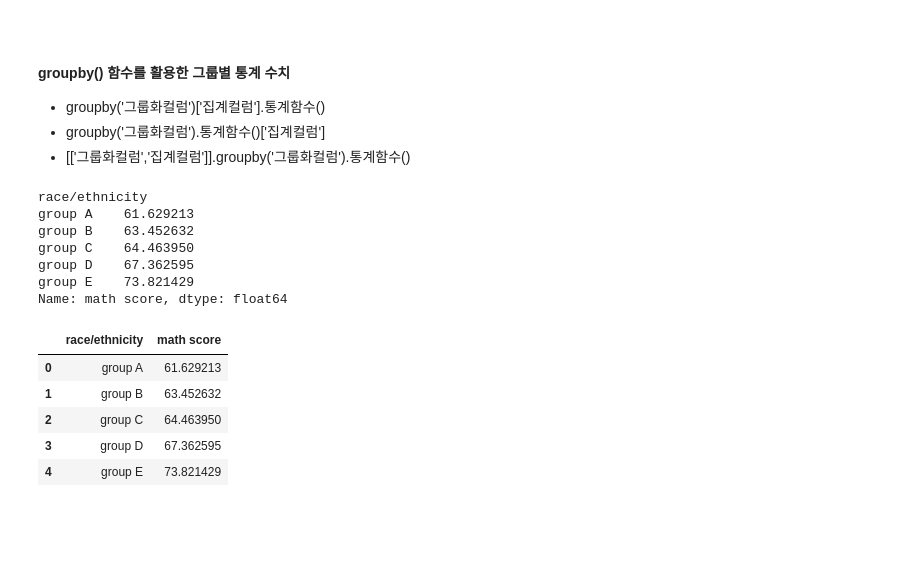
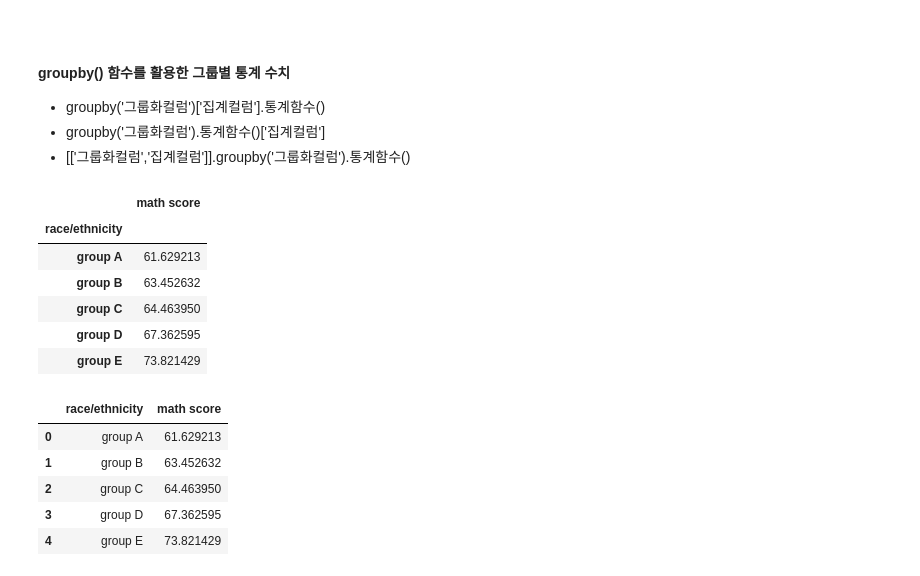
Before and after one commit to dnjsclf145/CDsamsung, a Jupyter notebook: 실습자료/05_데이터 분석 스킬2.ipynb, the cells around one changed output. Saved outputs shown, nothing was run; the diff lists cells and outputs as text; code cells hidden in the pictures; blank space fills up the shorter version.

```diff
--- a/실습자료/05_데이터 분석 스킬2.ipynb
+++ b/실습자료/05_데이터 분석 스킬2.ipynb
@@ -376,15 +379,15 @@ dtype: int64
 # %%
 # 그룹별 평균 계산
     #  by컬럼은 그룹화 하여 인덱스가됨
-df_sp.groupby(by='race/ethnicity')['math score'].mean()
+df_sp.groupby(by='race/ethnicity')[['math score']].mean()
 # %% [output]
-race/ethnicity
-group A    61.629213
-group B    63.452632
-group C    64.463950
-group D    67.362595
-group E    73.821429
-Name: math score, dtype: float64
+|  | math score |
+| race/ethnicity |  |
+| group A | 61.629213 |
+| group B | 63.452632 |
+| group C | 64.463950 |
+| group D | 67.362595 |
+| group E | 73.821429 |
 # %%
 # as_index=False 인자로 by컬럼을 인덱스가 아닌 컬럼으로
 df_sp.groupby('race/ethnicity', as_index=False)['math score'].mean()
```
Also changed, not shown: parts of 4 cells of this notebook, 8 other files.
